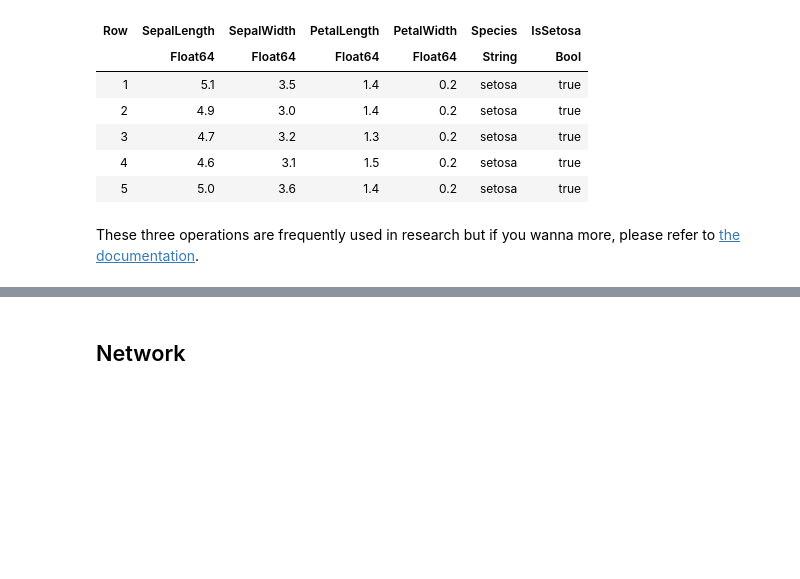
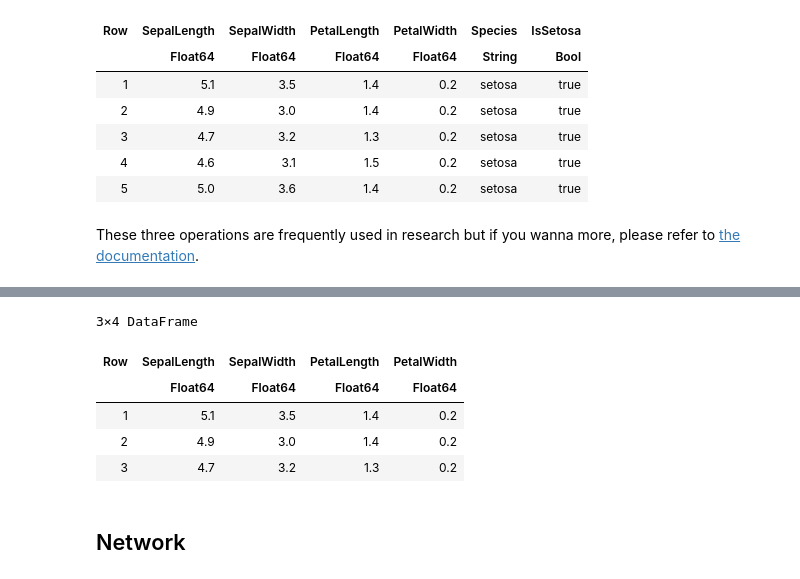
Before and after one commit to reycn/data-analytics-in-julia, a Jupyter notebook: notebooks/4.pipeline.tools.jl.ipynb, the cells around one changed output, grey strips where cells are left out. Saved outputs shown, nothing was run; the diff lists cells and outputs as text; code cells hidden in the pictures; blank space fills up the shorter version.

```diff
--- a/notebooks/4.pipeline.tools.jl.ipynb
+++ b/notebooks/4.pipeline.tools.jl.ipynb
@@ -141,0 +148,5 @@ These three operations are frequently used in research but if you wanna more, pl
+# %%
+using Tidier, RDatasets, TidierStrings
+
+df = dataset("datasets", "iris")
+symbolic_vector = [:SepalLength, :SepalWidth, :PetalLength, :PetalWidth]
@@ -142,3 +169,16 @@ These three operations are frequently used in research but if you wanna more, pl
+# %%
+# Incorrect version
+@chain df begin
+    @select(!!symbolic_vector) # !! is used to tell Julia: hey bro this is a name of a variable
+    @head(3)
+end
+# %% [output]
+3×4 DataFrame
+| Row | SepalLength | SepalWidth | PetalLength | PetalWidth |
+|  | Float64 | Float64 | Float64 | Float64 |
+| 1 | 5.1 | 3.5 | 1.4 | 0.2 |
+| 2 | 4.9 | 3.0 | 1.4 | 0.2 |
+| 3 | 4.7 | 3.2 | 1.3 | 0.2 |
 # %% [markdown]
 ## Network
 # %% [markdown]
```
Also changed, not shown: parts of 5 cells of this notebook, 4 other files.
